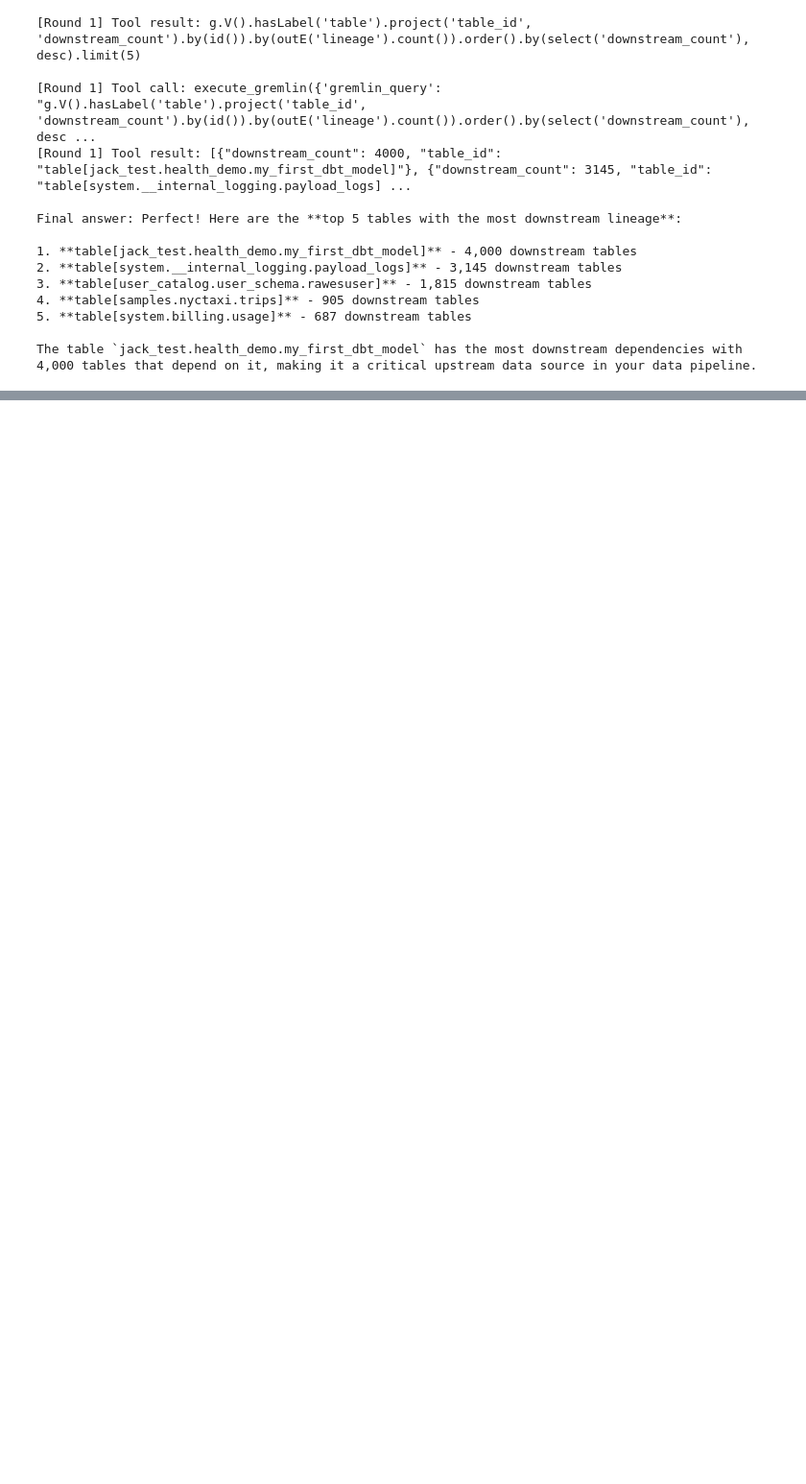
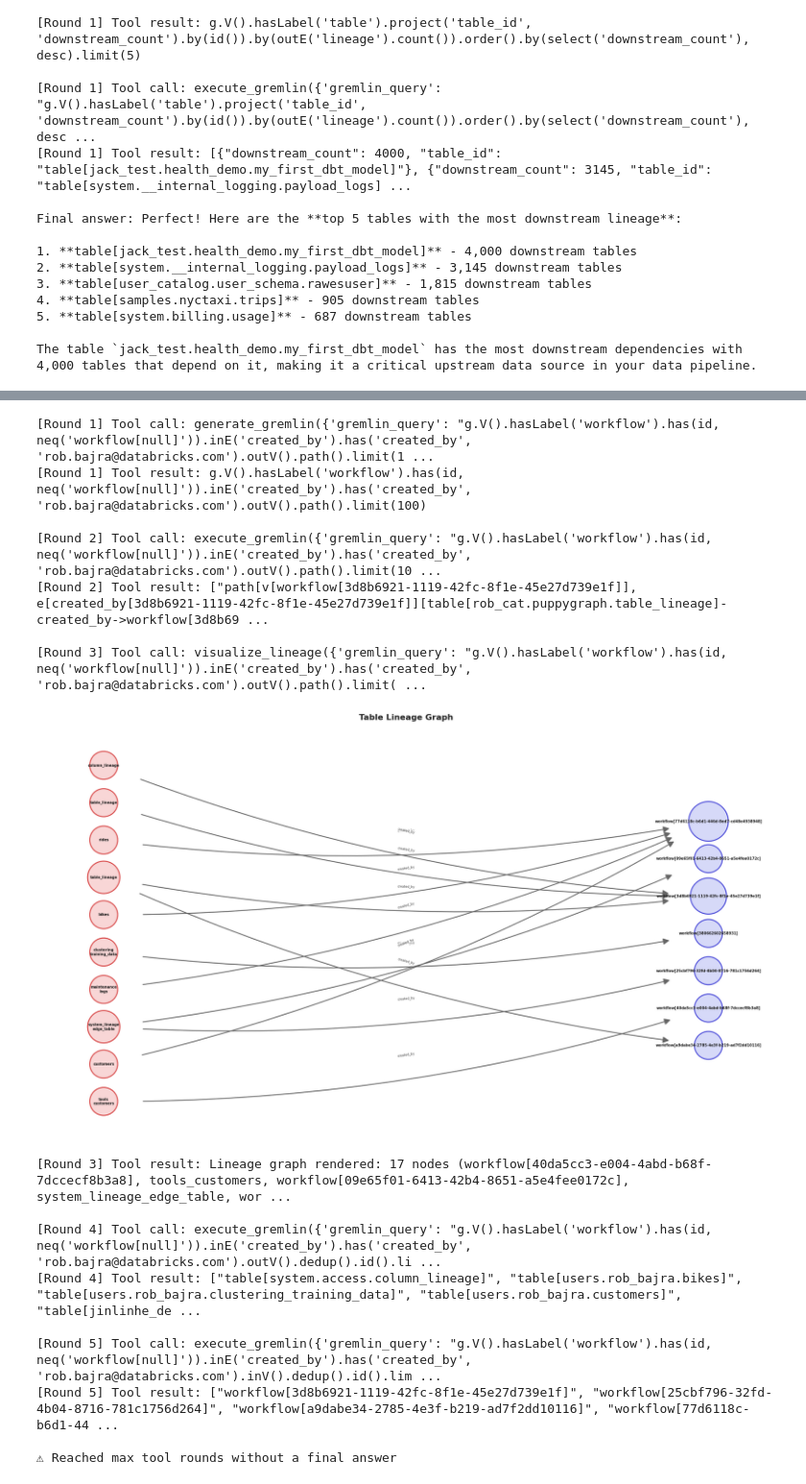
Before and after one commit to Blackkadder/voice-to-rag, a Jupyter notebook: backend/agents/dev_notebook.ipynb, the cells around one changed output, grey strips where cells are left out. Shown at 96% size. Saved outputs shown, nothing was run; the diff lists cells and outputs as text; code cells hidden in the pictures; blank space fills up the shorter version.

```diff
--- a/backend/agents/dev_notebook.ipynb
+++ b/backend/agents/dev_notebook.ipynb
@@ -534,0 +580,20 @@ With results dictionary '{'d36e1115-8345-4327-8891-60db56f2fcc9': <gremlin_pytho
+# %%
+AGENT("Show workflows created by rob.bajra@databricks.com. also show what tables the workflows affect ")
+# %% [output]
+[Round 1] Tool call: generate_gremlin({'gremlin_query': "g.V().hasLabel('workflow').has(id, neq('workflow[null]')).inE('created_by').has('created_by', 'rob.bajra@databricks.com').outV().path().limit(1 ...
+[Round 1] Tool result: g.V().hasLabel('workflow').has(id, neq('workflow[null]')).inE('created_by').has('created_by', 'rob.bajra@databricks.com').outV().path().limit(100)
+
+[Round 2] Tool call: execute_gremlin({'gremlin_query': "g.V().hasLabel('workflow').has(id, neq('workflow[null]')).inE('created_by').has('created_by', 'rob.bajra@databricks.com').outV().path().limit(10 ...
+[Round 2] Tool result: ["path[v[workflow[3d8b6921-1119-42fc-8f1e-45e27d739e1f]], e[created_by[3d8b6921-1119-42fc-8f1e-45e27d739e1f]][table[rob_cat.puppygraph.table_lineage]-created_by->workflow[3d8b69 ...
+
+[Round 3] Tool call: visualize_lineage({'gremlin_query': "g.V().hasLabel('workflow').has(id, neq('workflow[null]')).inE('created_by').has('created_by', 'rob.bajra@databricks.com').outV().path().limit( ...
+[figure, added]
+[Round 3] Tool result: Lineage graph rendered: 17 nodes (workflow[40da5cc3-e004-4abd-b68f-7dccecf8b3a8], tools_customers, workflow[09e65f01-6413-42b4-8651-a5e4fee0172c], system_lineage_edge_table, wor ...
+
+[Round 4] Tool call: execute_gremlin({'gremlin_query': "g.V().hasLabel('workflow').has(id, neq('workflow[null]')).inE('created_by').has('created_by', 'rob.bajra@databricks.com').outV().dedup().id().li ...
+[Round 4] Tool result: ["table[system.access.column_lineage]", "table[users.rob_bajra.bikes]", "table[users.rob_bajra.clustering_training_data]", "table[users.rob_bajra.customers]", "table[jinlinhe_de ...
+
+[Round 5] Tool call: execute_gremlin({'gremlin_query': "g.V().hasLabel('workflow').has(id, neq('workflow[null]')).inE('created_by').has('created_by', 'rob.bajra@databricks.com').inV().dedup().id().lim ...
+[Round 5] Tool result: ["workflow[3d8b6921-1119-42fc-8f1e-45e27d739e1f]", "workflow[25cbf796-32fd-4b04-8716-781c1756d264]", "workflow[a9dabe34-2785-4e3f-b219-ad7f2dd10116]", "workflow[77d6118c-b6d1-44 ...
+
+⚠ Reached max tool rounds without a final answer
```
Also changed, not shown: parts of 18 cells of this notebook, 1 other file.
